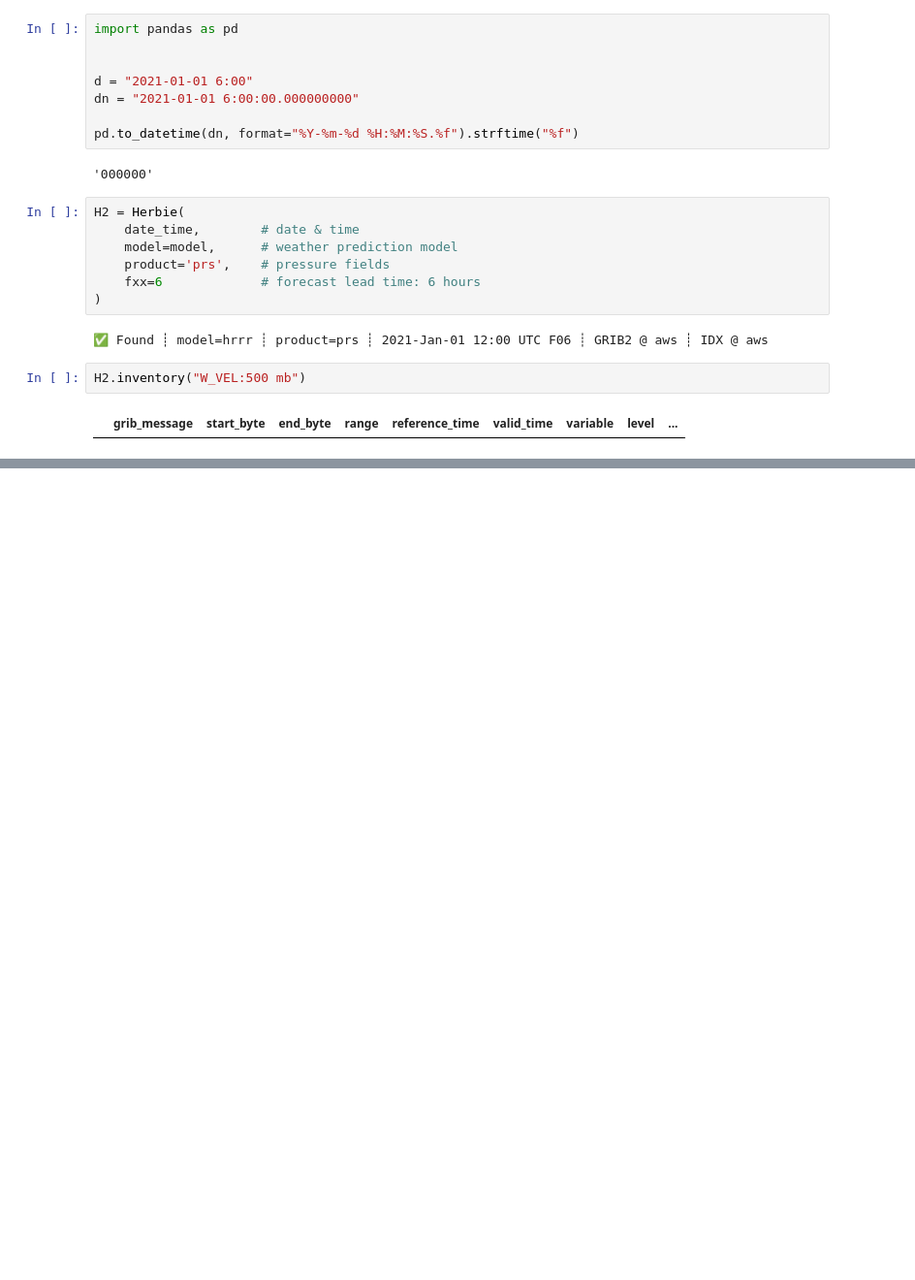
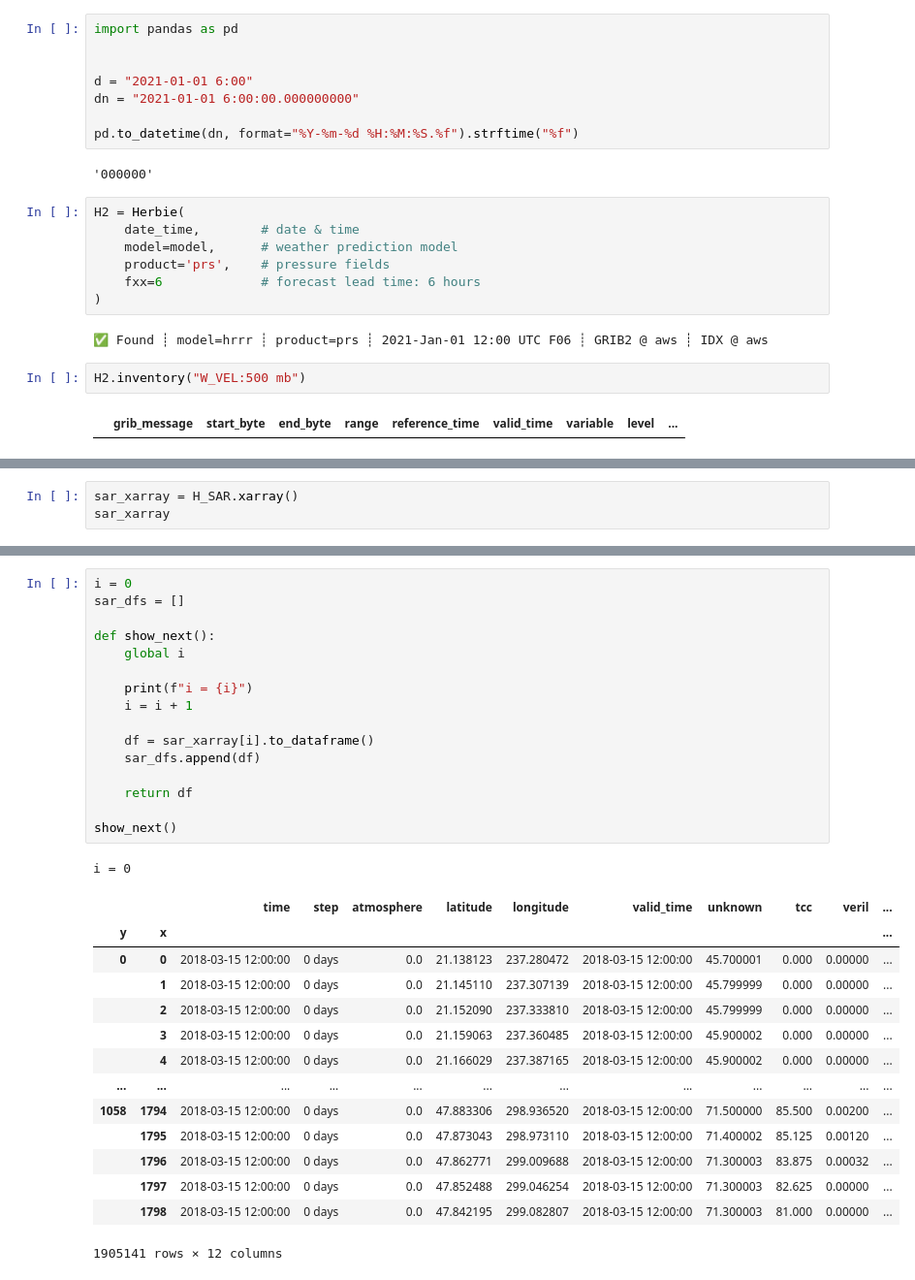
Before and after one commit to AmeerArsala/graphcast-generation, a Jupyter notebook: notebooks/nam_hrrr.ipynb, the cells around one changed output, grey strips where cells are left out. Shown at 97% size. Saved outputs shown, nothing was run; the diff lists cells and outputs as text; blank space fills up the shorter version.

```diff
--- a/notebooks/nam_hrrr.ipynb
+++ b/notebooks/nam_hrrr.ipynb
@@ -504,0 +511,3 @@ H2.inventory("W_VEL:500 mb")
+# %%
+sar_xarray = H_SAR.xarray()
+sar_xarray
@@ -504,0 +564,32 @@ H2.inventory("W_VEL:500 mb")
+# %%
+i = 0
+sar_dfs = []
+
+def show_next():
+    global i
+
+    print(f"i = {i}")
+    i = i + 1
+
+    df = sar_xarray[i].to_dataframe()
+    sar_dfs.append(df)
+
+    return df
+
+show_next()
+# %% [output]
+i = 0
+|  |  | time | step | atmosphere | latitude | longitude | valid_time | unknown | tcc | veril | ... |
+| y | x |  |  |  |  |  |  |  |  |  | ... |
+| 0 | 0 | 2018-03-15 12:00:00 | 0 days | 0.0 | 21.138123 | 237.280472 | 2018-03-15 12:00:00 | 45.700001 | 0.000 | 0.00000 | ... |
+|  | 1 | 2018-03-15 12:00:00 | 0 days | 0.0 | 21.145110 | 237.307139 | 2018-03-15 12:00:00 | 45.799999 | 0.000 | 0.00000 | ... |
+|  | 2 | 2018-03-15 12:00:00 | 0 days | 0.0 | 21.152090 | 237.333810 | 2018-03-15 12:00:00 | 45.799999 | 0.000 | 0.00000 | ... |
+|  | 3 | 2018-03-15 12:00:00 | 0 days | 0.0 | 21.159063 | 237.360485 | 2018-03-15 12:00:00 | 45.900002 | 0.000 | 0.00000 | ... |
+|  | 4 | 2018-03-15 12:00:00 | 0 days | 0.0 | 21.166029 | 237.387165 | 2018-03-15 12:00:00 | 45.900002 | 0.000 | 0.00000 | ... |
+| ... | ... | ... | ... | ... | ... | ... | ... | ... | ... | ... | ... |
+| 1058 | 1794 | 2018-03-15 12:00:00 | 0 days | 0.0 | 47.883306 | 298.936520 | 2018-03-15 12:00:00 | 71.500000 | 85.500 | 0.00200 | ... |
+|  | 1795 | 2018-03-15 12:00:00 | 0 days | 0.0 | 47.873043 | 298.973110 | 2018-03-15 12:00:00 | 71.400002 | 85.125 | 0.00120 | ... |
+|  | 1796 | 2018-03-15 12:00:00 | 0 days | 0.0 | 47.862771 | 299.009688 | 2018-03-15 12:00:00 | 71.300003 | 83.875 | 0.00032 | ... |
+|  | 1797 | 2018-03-15 12:00:00 | 0 days | 0.0 | 47.852488 | 299.046254 | 2018-03-15 12:00:00 | 71.300003 | 82.625 | 0.00000 | ... |
+|  | 1798 | 2018-03-15 12:00:00 | 0 days | 0.0 | 47.842195 | 299.082807 | 2018-03-15 12:00:00 | 71.300003 | 81.000 | 0.00000 | ... |
+1905141 rows × 12 columns
```
Also changed, not shown: parts of 55 cells of this notebook.
